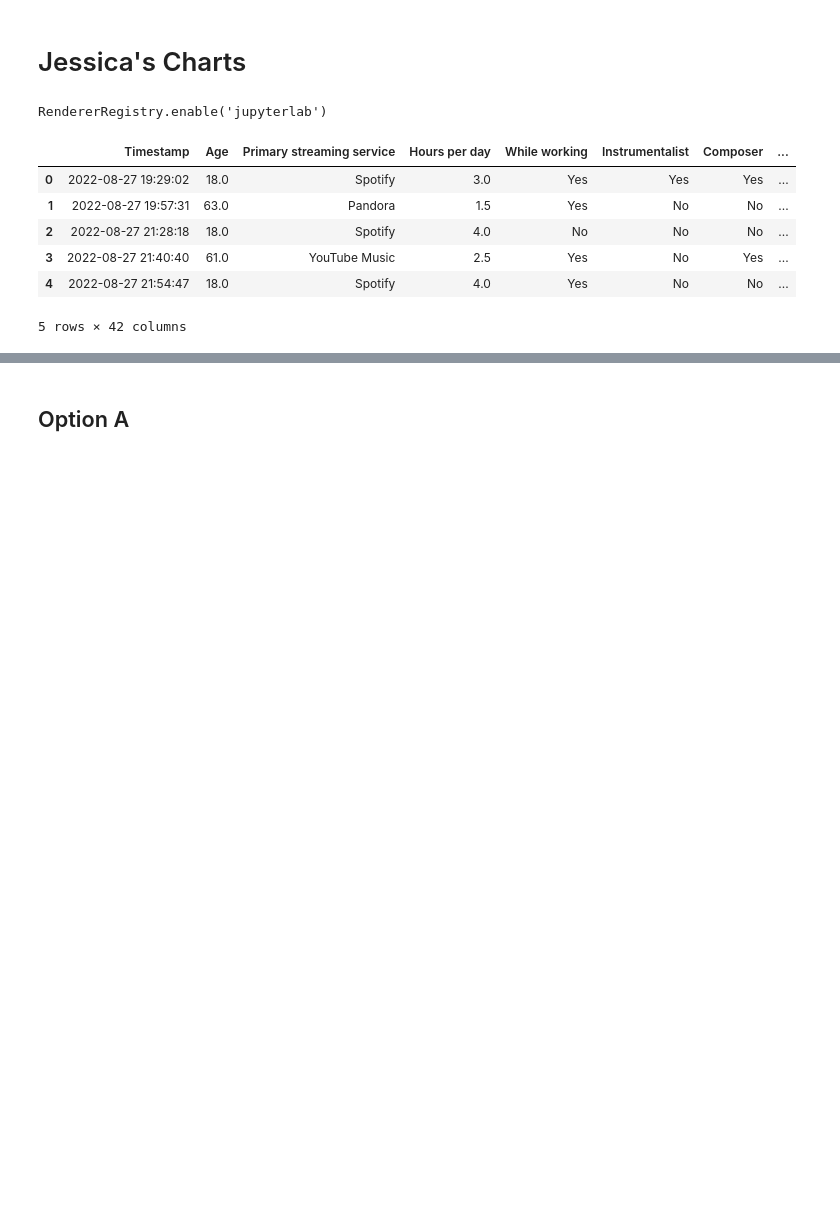
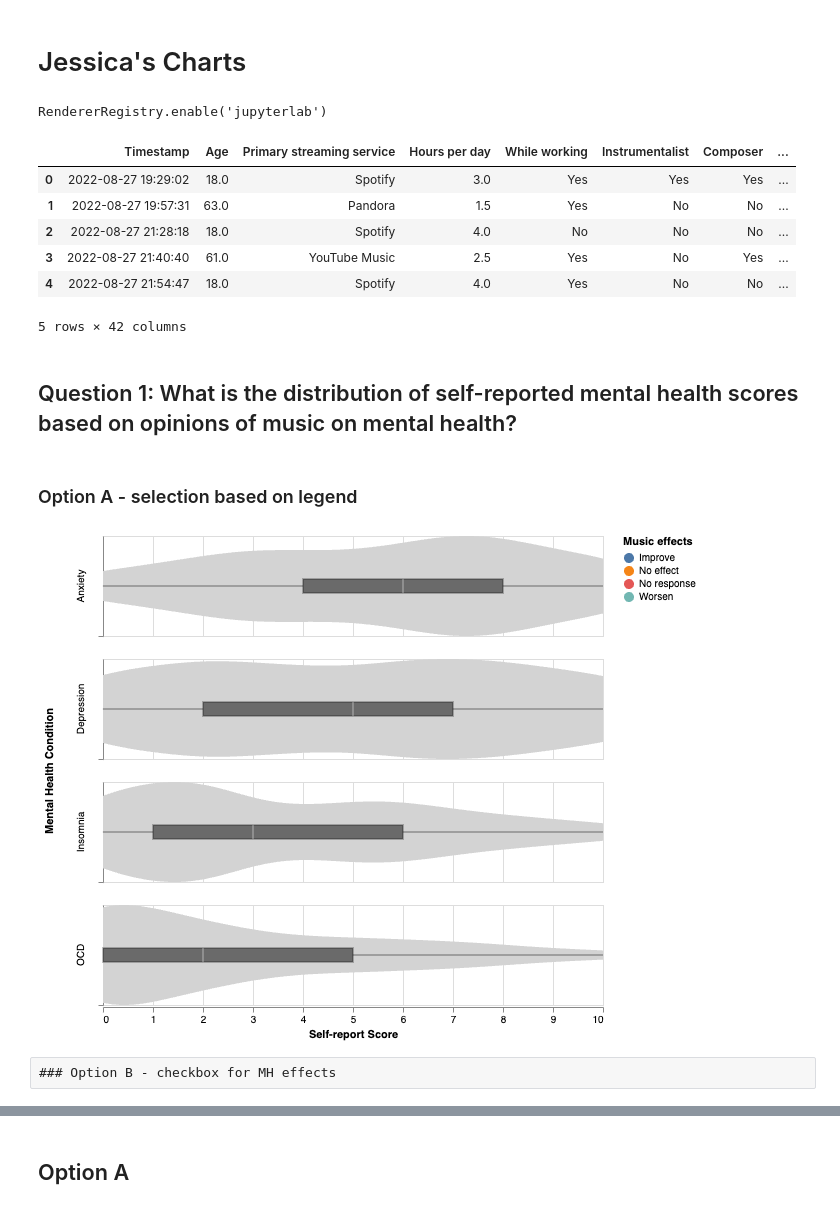
Before and after one commit to ubc-dsci320-2024w2/project-team_fabfour, a Jupyter notebook: ungraded/charts_Jessica.ipynb, the cells around one changed output, grey strips where cells are left out. Cells and saved outputs as stored; diff of their text form; code cells hidden in the pictures; blank space fills up the shorter version.

```diff
--- a/ungraded/charts_Jessica.ipynb
+++ b/ungraded/charts_Jessica.ipynb
@@ -42,3 +42,43 @@ mxmh_scores = mxmh.melt(id_vars=["Timestamp", "Age", "Music effects"],
                      value_vars=["Anxiety", "Depression", "Insomnia", "OCD"],
                      var_name="Mental Health Condition",
                      value_name="Self-report Score")
+# %% [markdown]
+## Question 1: What is the distribution of self-reported mental health scores based on opinions of music on mental health?
+# %% [markdown]
+### Option A - selection based on legend
+# %%
+# UI widget
+selection = alt.selection_point(fields=['Music effects'], bind='legend', empty=False)
+
+# Box-plot
+boxplot = alt.Chart().mark_boxplot(box={'stroke': 'black'}, color='black', opacity=0.5).encode(
+	alt.X('Self-report Score:Q')
+).properties(width=500)
+
+# Violin-plot
+violin = alt.Chart().transform_density(
+	'Self-report Score',
+	as_=['Self-report Score', 'density'],
+	extent=[0, 10],
+	groupby=['Mental Health Condition', "Music effects"]
+).mark_area(orient='vertical').encode(
+	x='Self-report Score:Q',
+	y=alt.Y('density:Q', stack='center', impute=None, title=None,
+            scale=alt.Scale(nice=False, zero=True),
+            axis=alt.Axis(labels=False, values=[0], grid=False, ticks=True)),
+    color=alt.condition(selection, alt.Color("Music effects:N"), alt.value("lightgray"))
+).properties(width=500, height=100).add_params(selection)
+
+# Combining both charts
+chart1a = alt.layer(
+    violin,
+    boxplot,
+    data=mxmh_scores
+).facet(row='Mental Health Condition:N'
+).resolve_scale(y=alt.ResolveMode("independent"))
+
+chart1a.show()
+# %% [output]
+[figure, new version]
+# %% [raw]
+### Option B - checkbox for MH effects
```
Also changed, not shown: parts of 19 cells of this notebook.
